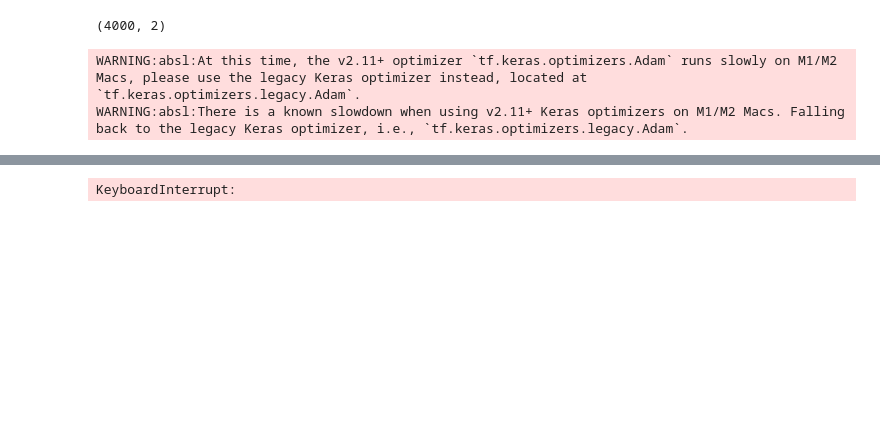
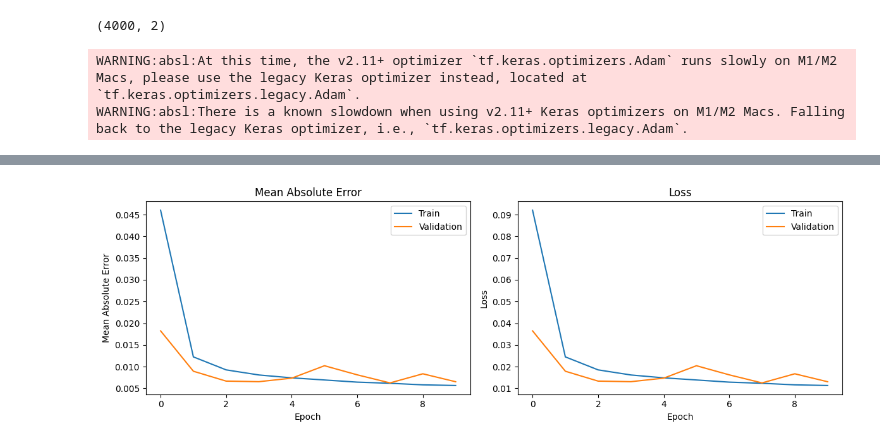
Before and after one commit to DanteMillerDS/NASA-Material-Classifier-OLD, a Jupyter notebook: fake_material_classifier.ipynb, the cells around one changed output, grey strips where cells are left out. Saved outputs shown, nothing was run; the diff lists cells and outputs as text; code cells hidden in the pictures; blank space fills up the shorter version.

```diff
--- a/fake_material_classifier.ipynb
+++ b/fake_material_classifier.ipynb
@@ -149,7 +153,7 @@ y_train = y_train.astype(float)
 X_val = X_val.astype(float)
 y_val = y_val.astype(float)
 # %%
-history = model.fit(X_train, y_train, validation_data=(X_val, y_val), epochs=500, batch_size=1)
+history = model.fit(X_train, y_train, validation_data=(X_val, y_val), epochs=10, batch_size=1)
 plt.figure(figsize=(12, 4))
 plt.subplot(1, 2, 1)
 plt.plot(history.history['mean_absolute_error'])
@@ -188,2 +195,2 @@ Epoch 17/500
-KeyboardInterrupt:
+[figure, added]
 # %%
```
Also changed, not shown: parts of 11 cells of this notebook, 28 other files.
